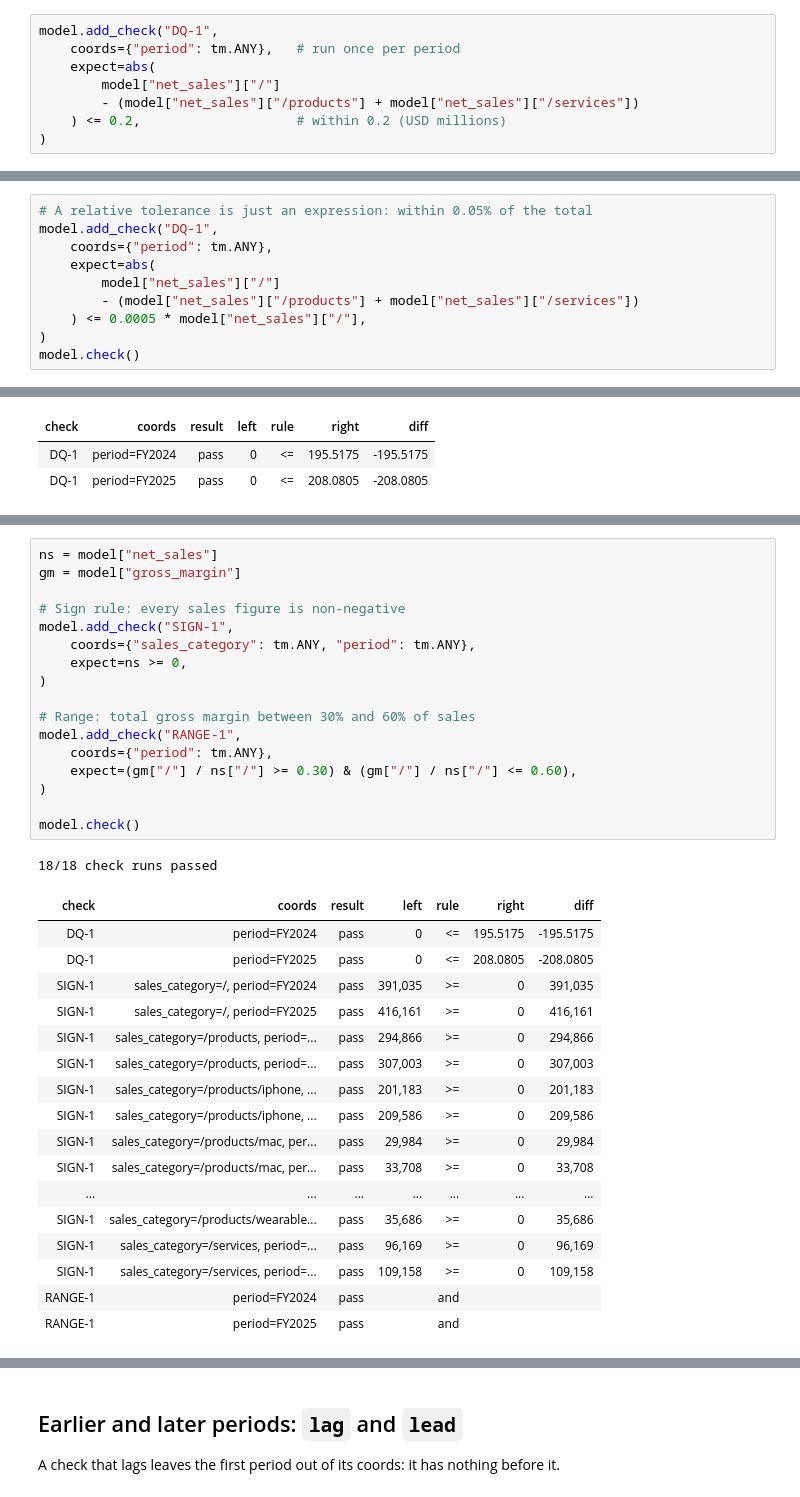
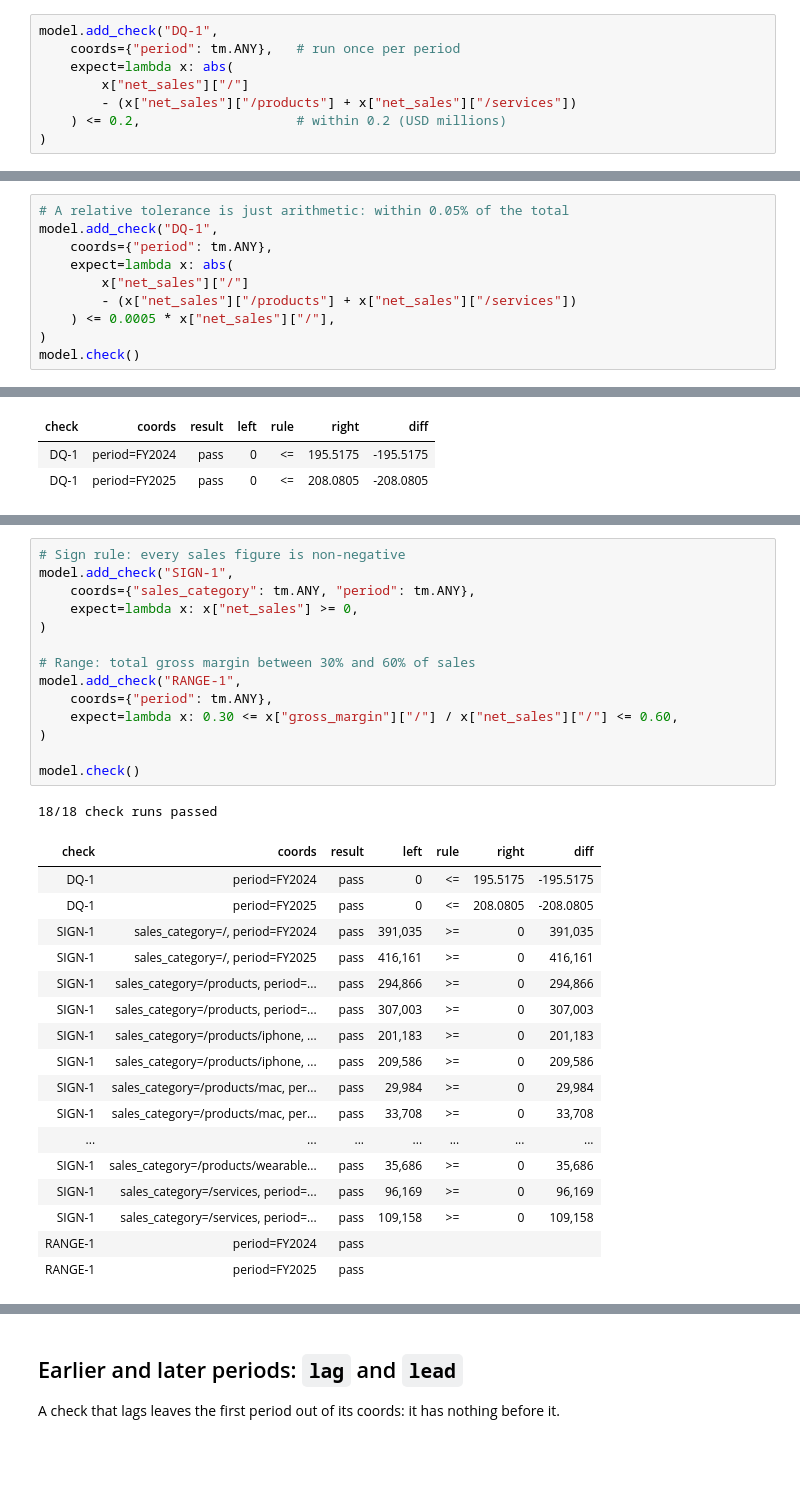
Before and after one commit to datayoga-io/tracemodel, a Jupyter notebook: apple.ipynb, the cells around one changed output, grey strips where cells are left out. Saved outputs shown, nothing was run; the diff lists cells and outputs as text; blank space fills up the shorter version.

```diff
--- a/apple.ipynb
+++ b/apple.ipynb
@@ -71,9 +71,9 @@ Item(name='earnings_per_share', dims=('period',), dtype=<class 'float'>, attrs={
 # %%
 model.add_check("DQ-1",
     coords={"period": tm.ANY},   # run once per period
-    expect=abs(
-        model["net_sales"]["/"]
-        - (model["net_sales"]["/products"] + model["net_sales"]["/services"])
+    expect=lambda x: abs(
+        x["net_sales"]["/"]
+        - (x["net_sales"]["/products"] + x["net_sales"]["/services"])
     ) <= 0.2,                    # within 0.2 (USD millions)
 )
 # %% [output]
@@ -354,13 +354,13 @@ model.entry("net_sales", sales_category="/", period="FY2024").history
 # %% [markdown]
 Change the check and re-run: `add_check` replaces DQ-1 in place.
 # %%
-# A relative tolerance is just an expression: within 0.05% of the total
+# A relative tolerance is just arithmetic: within 0.05% of the total
 model.add_check("DQ-1",
     coords={"period": tm.ANY},
-    expect=abs(
-        model["net_sales"]["/"]
-        - (model["net_sales"]["/products"] + model["net_sales"]["/services"])
-    ) <= 0.0005 * model["net_sales"]["/"],
+    expect=lambda x: abs(
+        x["net_sales"]["/"]
+        - (x["net_sales"]["/products"] + x["net_sales"]["/services"])
+    ) <= 0.0005 * x["net_sales"]["/"],
 )
 model.check()
 # %% [output]
@@ -375,37 +375,34 @@ model.check()
 # %%
-ns = model["net_sales"]
-gm = model["gross_margin"]
-
 # Sign rule: every sales figure is non-negative
 model.add_check("SIGN-1",
     coords={"sales_category": tm.ANY, "period": tm.ANY},
-    expect=ns >= 0,
+    expect=lambda x: x["net_sales"] >= 0,
 )
 
 # Range: total gross margin between 30% and 60% of sales
 model.add_check("RANGE-1",
     coords={"period": tm.ANY},
-    expect=(gm["/"] / ns["/"] >= 0.30) & (gm["/"] / ns["/"] <= 0.60),
+    expect=lambda x: 0.30 <= x["gross_margin"]["/"] / x["net_sales"]["/"] <= 0.60,
 )
 
 model.check()
 # %% [output]
 18/18 check runs passed
 | check | coords | result | left | rule | right | diff |
 | DQ-1 | period=FY2024 | pass | 0 | <= | 195.5175 | -195.5175 |
 | DQ-1 | period=FY2025 | pass | 0 | <= | 208.0805 | -208.0805 |
 | SIGN-1 | sales_category=/, period=FY2024 | pass | 391,035 | >= | 0 | 391,035 |
 | SIGN-1 | sales_category=/, period=FY2025 | pass | 416,161 | >= | 0 | 416,161 |
 | SIGN-1 | sales_category=/products, period=... | pass | 294,866 | >= | 0 | 294,866 |
 | SIGN-1 | sales_category=/products, period=... | pass | 307,003 | >= | 0 | 307,003 |
 | SIGN-1 | sales_category=/products/iphone, ... | pass | 201,183 | >= | 0 | 201,183 |
 | SIGN-1 | sales_category=/products/iphone, ... | pass | 209,586 | >= | 0 | 209,586 |
 | SIGN-1 | sales_category=/products/mac, per... | pass | 29,984 | >= | 0 | 29,984 |
 | SIGN-1 | sales_category=/products/mac, per... | pass | 33,708 | >= | 0 | 33,708 |
 | ... | ... | ... | ... | ... | ... | ... |
 | SIGN-1 | sales_category=/products/wearable... | pass | 35,686 | >= | 0 | 35,686 |
 | SIGN-1 | sales_category=/services, period=... | pass | 96,169 | >= | 0 | 96,169 |
 | SIGN-1 | sales_category=/services, period=... | pass | 109,158 | >= | 0 | 109,158 |
-| RANGE-1 | period=FY2024 | pass |  | and |  |  |
-| RANGE-1 | period=FY2025 | pass |  | and |  |  |
+| RANGE-1 | period=FY2024 | pass |  |  |  |  |
+| RANGE-1 | period=FY2025 | pass |  |  |  |  |
 # %%
```
Also changed, not shown: parts of 19 cells of this notebook, 6 other files.
